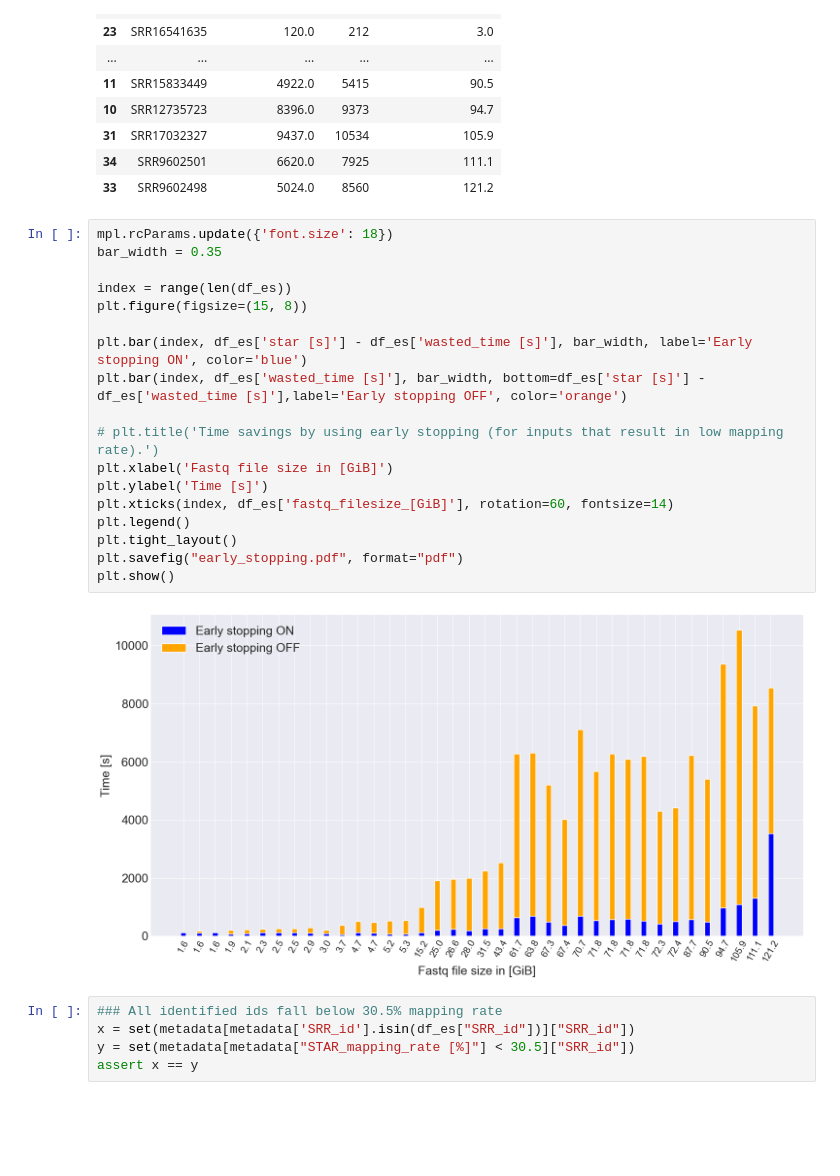
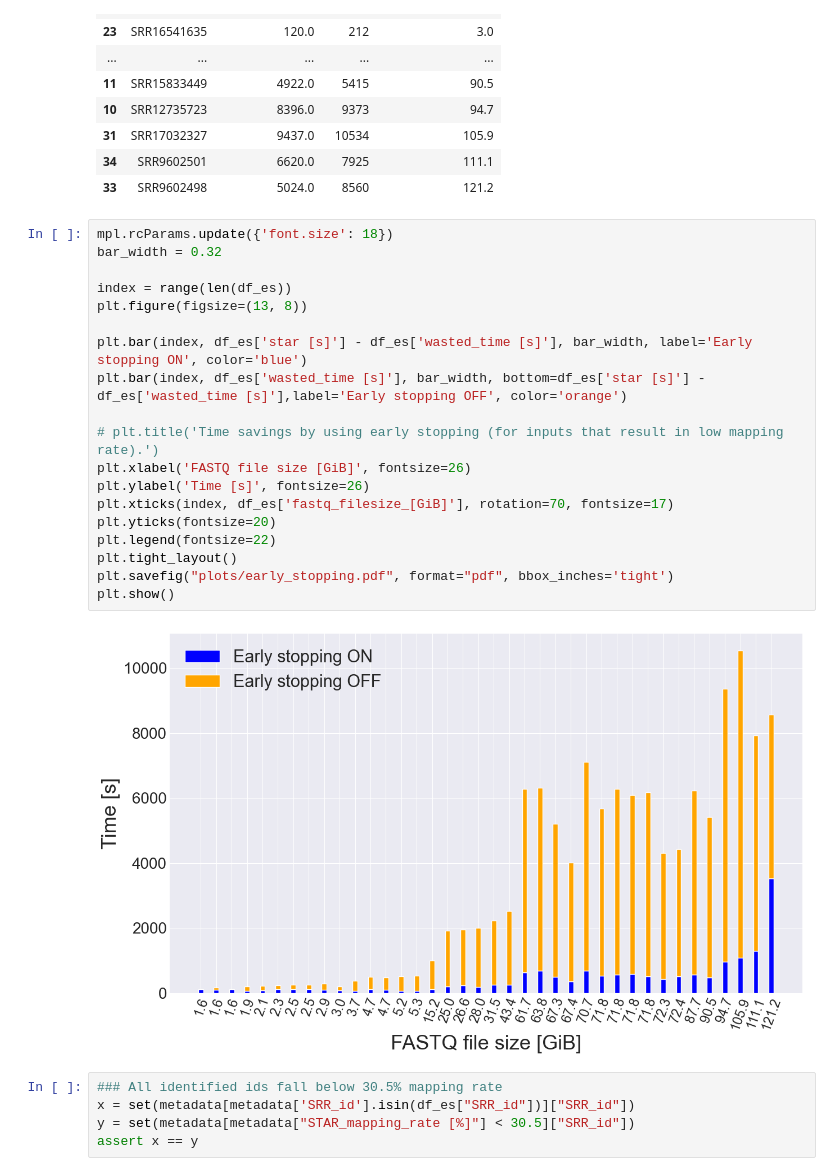
Before and after one commit to SanoScience/NearData, a Jupyter notebook: TranscriptomicsAtlas/analysis/STAR/STAR_early_stopping/early_stopping_analysis.ipynb, the cells around one changed output. Cells and saved outputs as stored; diff of their text form; blank space fills up the shorter version.

Commit message:
fontsize updates for analysis plots

```diff
--- a/TranscriptomicsAtlas/analysis/STAR/STAR_early_stopping/early_stopping_analysis.ipynb
+++ b/TranscriptomicsAtlas/analysis/STAR/STAR_early_stopping/early_stopping_analysis.ipynb
@@ -103,24 +103,25 @@ df_es
 | 33 | SRR9602498 | 5024.0 | 8560 | 121.2 |
 # %%
 mpl.rcParams.update({'font.size': 18})
-bar_width = 0.35
+bar_width = 0.32
 
 index = range(len(df_es))
-plt.figure(figsize=(15, 8))
+plt.figure(figsize=(13, 8))
 
 plt.bar(index, df_es['star [s]'] - df_es['wasted_time [s]'], bar_width, label='Early stopping ON', color='blue')
 plt.bar(index, df_es['wasted_time [s]'], bar_width, bottom=df_es['star [s]'] - df_es['wasted_time [s]'],label='Early stopping OFF', color='orange')
 
 # plt.title('Time savings by using early stopping (for inputs that result in low mapping rate).')
-plt.xlabel('Fastq file size in [GiB]')
-plt.ylabel('Time [s]')
-plt.xticks(index, df_es['fastq_filesize_[GiB]'], rotation=60, fontsize=14)
-plt.legend()
+plt.xlabel('FASTQ file size [GiB]', fontsize=26)
+plt.ylabel('Time [s]', fontsize=26)
+plt.xticks(index, df_es['fastq_filesize_[GiB]'], rotation=70, fontsize=17)
+plt.yticks(fontsize=20)
+plt.legend(fontsize=22)
 plt.tight_layout()
-plt.savefig("early_stopping.pdf", format="pdf")
+plt.savefig("plots/early_stopping.pdf", format="pdf", bbox_inches='tight')
 plt.show()
 # %% [output]
-[figure, old version]
+[figure, new version]
 # %%
 ### All identified ids fall below 30.5% mapping rate
 x = set(metadata[metadata['SRR_id'].isin(df_es["SRR_id"])]["SRR_id"])
```
Also changed, not shown: 12 other files.
